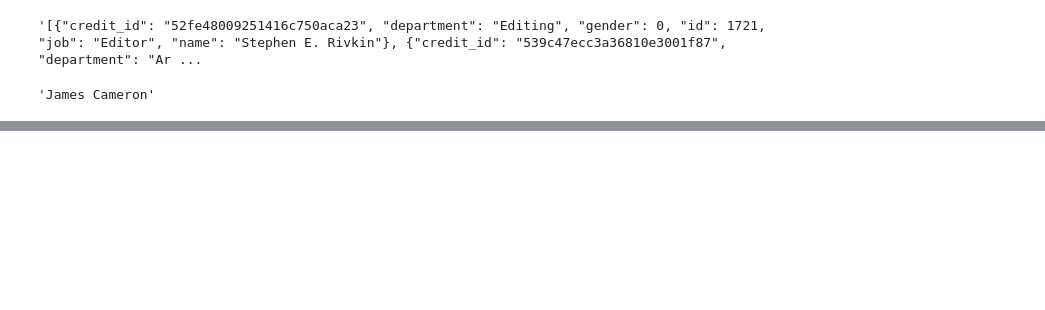
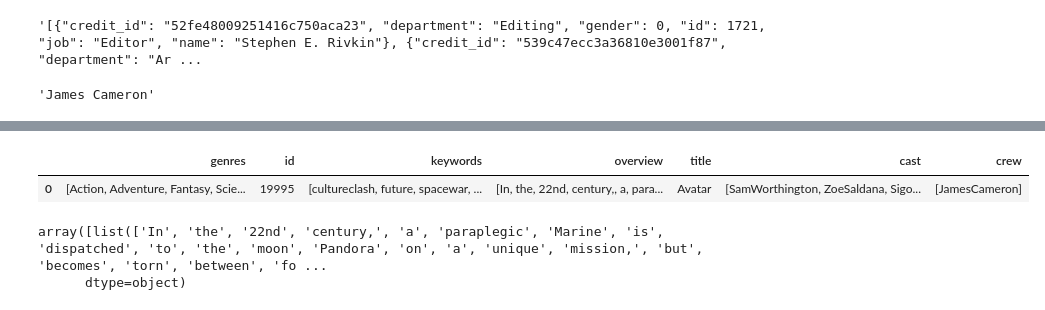
Before and after one commit to nishchaysingla/Movie_recommendation_system, a Jupyter notebook: 1.ipynb, the cells around one changed output, grey strips where cells are left out. Cells and saved outputs as stored; diff of their text form; code cells hidden in the pictures; blank space fills up the shorter version.

```diff
--- a/1.ipynb
+++ b/1.ipynb
@@ -264,0 +268,4 @@ df.head(1)
+# %%
+df['overview'] = df['overview'].apply(lambda x : x.split())
+# %%
+df['crew'] = df['crew'].apply(lambda x : [x])
@@ -264,0 +304,5 @@ df.head(1)
+# %%
+df.head(1)
+# %% [output]
+|  | genres | id | keywords | overview | title | cast | crew |
+| 0 | [Action, Adventure, Fantasy, Scie... | 19995 | [cultureclash, future, spacewar, ... | [In, the, 22nd, century,, a, para... | Avatar | [SamWorthington, ZoeSaldana, Sigo... | [JamesCameron] |
@@ -264,0 +311,5 @@ df.head(1)
+# %%
+df.head(1)['tags'].values
+# %% [output]
+array([list(['In', 'the', '22nd', 'century,', 'a', 'paraplegic', 'Marine', 'is', 'dispatched', 'to', 'the', 'moon', 'Pandora', 'on', 'a', 'unique', 'mission,', 'but', 'becomes', 'torn', 'between', 'fo ...
+      dtype=object)
```
Also changed, not shown: parts of 30 cells of this notebook.
